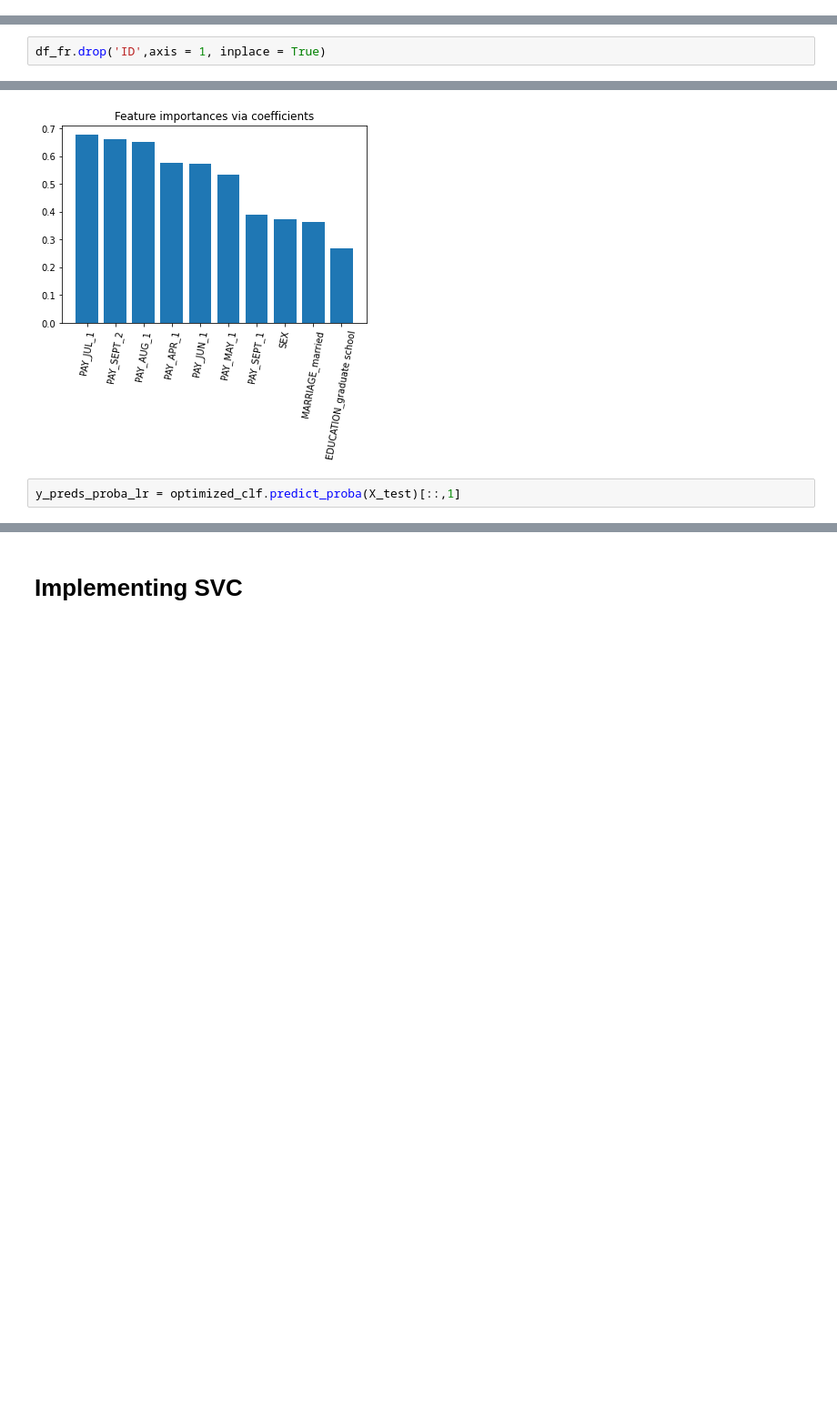
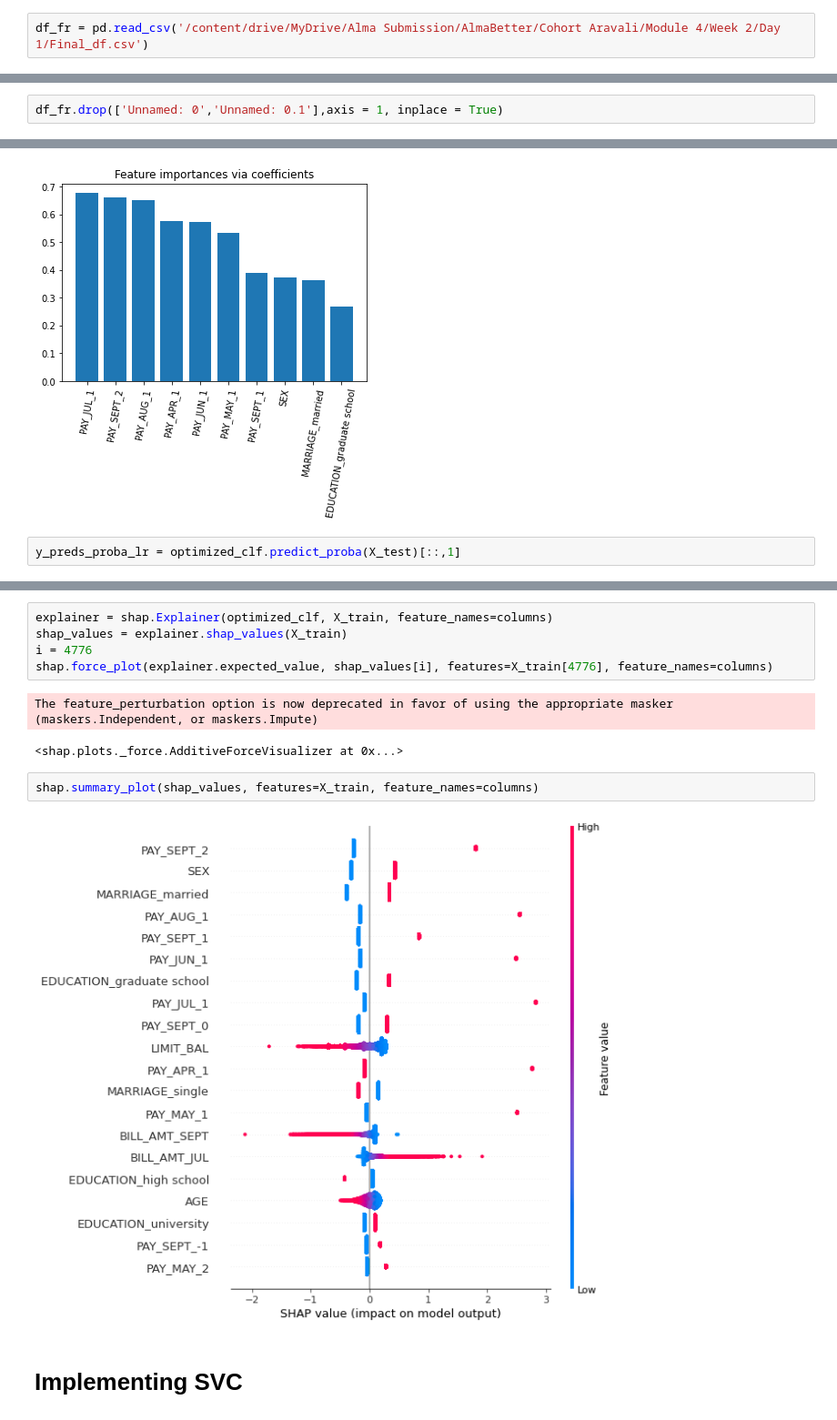
Before and after one commit to rohan-dot/Credit-Card-Defaulter, a Jupyter notebook: Rohan_Datta_Purkaystha_Team_3_Credit_Card_Default_Prediction_Capstone_Project.ipynb, the cells around one changed output, grey strips where cells are left out. Shown at 91% size. Saved outputs shown, nothing was run; the diff lists cells and outputs as text; blank space fills up the shorter version.

```diff
--- a/Rohan_Datta_Purkaystha_Team_3_Credit_Card_Default_Prediction_Capstone_Project.ipynb
+++ b/Rohan_Datta_Purkaystha_Team_3_Credit_Card_Default_Prediction_Capstone_Project.ipynb
@@ -424,3 +447,5 @@ df_fr.head()
 | 3 | 4 | 50000 | 0 | 37 | 46990 | 48233 | 49291 | 28314 | ... |
 | 4 | 5 | 50000 | 1 | 57 | 8617 | 5670 | 35835 | 20940 | ... |
 5 rows × 85 columns
+# %%
+df_fr = pd.read_csv('/content/drive/MyDrive/Alma Submission/AlmaBetter/Cohort Aravali/Module 4/Week 2/Day 1/Final_df.csv')
@@ -427,5 +462,5 @@ df_fr.head()
 # %%
-df_fr.drop('ID',axis = 1, inplace = True)
+df_fr.drop(['Unnamed: 0','Unnamed: 0.1'],axis = 1, inplace = True)
 # %%
 df_fr.to_csv('/content/drive/MyDrive/Alma Submission/AlmaBetter/Cohort Aravali/Module 4/Week 2/Day 1/Final_df.csv')
 # %% [markdown]
@@ -579,3 +619,15 @@ plt.show()
+# %%
+explainer = shap.Explainer(optimized_clf, X_train, feature_names=columns)
+shap_values = explainer.shap_values(X_train)
+i = 4776
+shap.force_plot(explainer.expected_value, shap_values[i], features=X_train[4776], feature_names=columns)
+# %% [output]
+The feature_perturbation option is now deprecated in favor of using the appropriate masker (maskers.Independent, or maskers.Impute)
+<shap.plots._force.AdditiveForceVisualizer at 0x...>
+# %%
+shap.summary_plot(shap_values, features=X_train, feature_names=columns)
+# %% [output]
+[figure, added]
 # %% [markdown]
 # Implementing SVC
 # %%
```
Also changed, not shown: parts of 21 cells of this notebook.
